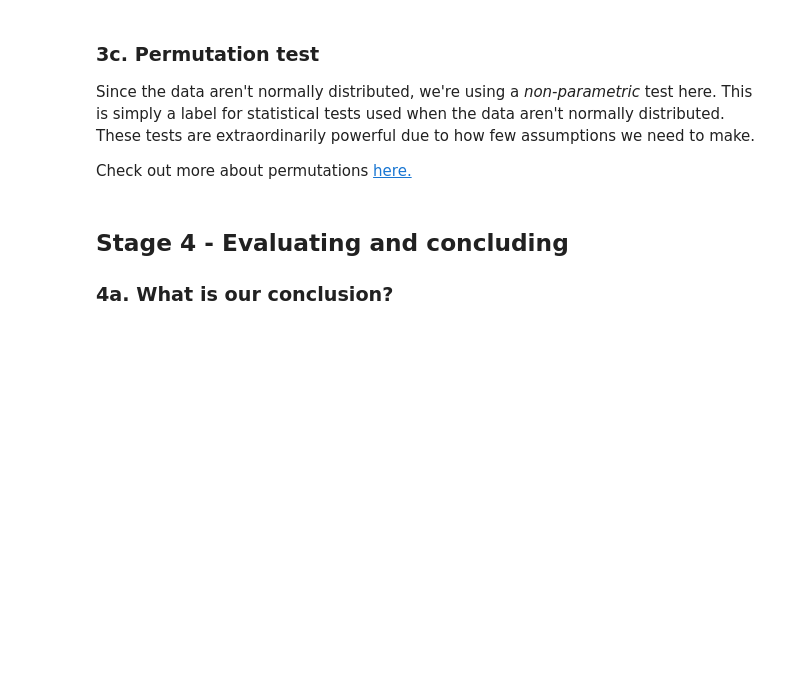
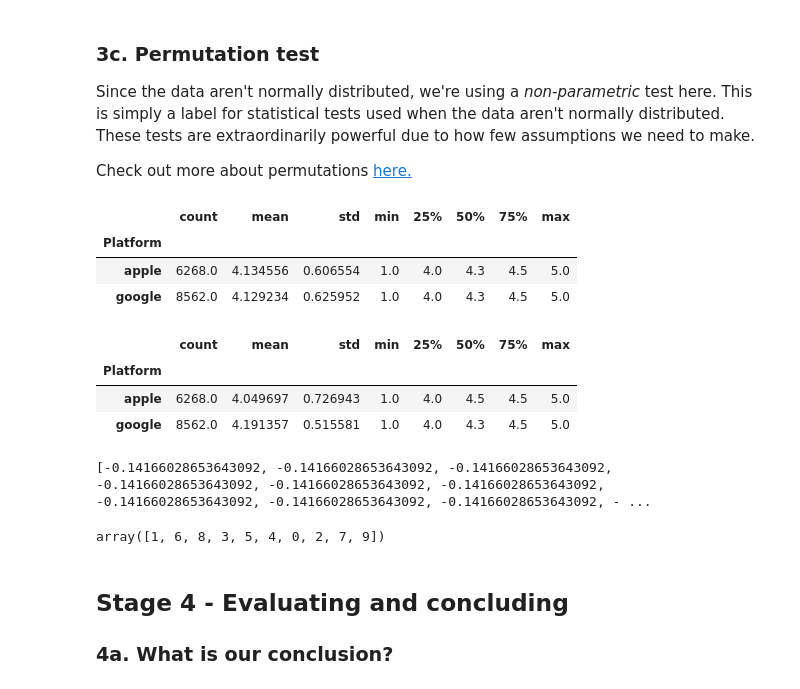
Before and after one commit to Khalif81/AppStore_GoogvsAppl, a Jupyter notebook: Springboard Apps project - Tier 3_KhalifOliver.ipynb, the cells around one changed output. Cells and saved outputs as stored; diff of their text form; code cells hidden in the pictures; blank space fills up the shorter version.

```diff
--- a/Springboard Apps project - Tier 3_KhalifOliver.ipynb
+++ b/Springboard Apps project - Tier 3_KhalifOliver.ipynb
@@ -521,13 +550,23 @@ Check out more about permutations [here.](http://rasbt.github.io/mlxtend/user_gu
 # %%
 # Create a column called `Permutation1`, and assign to it the result of permuting (shuffling) the Rating column
 # This assignment will use our numpy object's random.permutation() method
-_ _ _
+df['Permutation1'] = np.random.permutation(df['Rating'])
 
 # Call the describe() method on our permutation grouped by 'platform'.
-_ _ _
+df.groupby('Platform')['Permutation1'].describe()
+# %% [output]
+|  | count | mean | std | min | 25% | 50% | 75% | max |
+| Platform |  |  |  |  |  |  |  |  |
+| apple | 6268.0 | 4.134556 | 0.606554 | 1.0 | 4.0 | 4.3 | 4.5 | 5.0 |
+| google | 8562.0 | 4.129234 | 0.625952 | 1.0 | 4.0 | 4.3 | 4.5 | 5.0 |
 # %%
 # Lets compare with the previous analytical summary:
-_ _ _
+df.groupby('Platform')['Rating'].describe()
+# %% [output]
+|  | count | mean | std | min | 25% | 50% | 75% | max |
+| Platform |  |  |  |  |  |  |  |  |
+| apple | 6268.0 | 4.049697 | 0.726943 | 1.0 | 4.0 | 4.5 | 4.5 | 5.0 |
+| google | 8562.0 | 4.191357 | 0.515581 | 1.0 | 4.0 | 4.3 | 4.5 | 5.0 |
 # %%
 # The difference in the means for Permutation1 (0.001103) now looks hugely different to our observed difference of 0.14206.
 # It's sure starting to look like our observed difference is significant, and that the Null is false; platform does impact on ratings
@@ -535,15 +574,24 @@ _ _ _
 # Let's create a vector with the differences - that will be the distibution of the Null.
 
 # First, make a list called difference.
-_ _ _
+difference = []
 
 # Now make a for loop that does the following 10,000 times:
 # 1. makes a permutation of the 'Rating' as you did above
 # 2. calculates the difference in the mean rating for apple and the mean rating for google.
-_ _ _
+for k in range(10000):
+    df['perm_Rating'] =  np.random.permutation(df['Rating'])
+    difference.append( df.groupby('Platform')['Rating'].mean()['apple'] \
+                      - df.groupby('Platform')['Rating'].mean()['google'] )
+
+print(difference[:13])
+# %% [output]
+[-0.14166028653643092, -0.14166028653643092, -0.14166028653643092, -0.14166028653643092, -0.14166028653643092, -0.14166028653643092, -0.14166028653643092, -0.14166028653643092, -0.14166028653643092, - ...
 # %%
 # Make a variable called 'histo', and assign to it the result of plotting a histogram of the difference list.
-_ _ _
+np.random.permutation(10)
+# %% [output]
+array([1, 6, 8, 3, 5, 4, 0, 2, 7, 9])
 # %%
 # Now make a variable called obs_difference, and assign it the result of the mean of our 'apple' variable and the mean of our 'google variable'
 _ _ _
```
Also changed, not shown: parts of 6 cells of this notebook.
